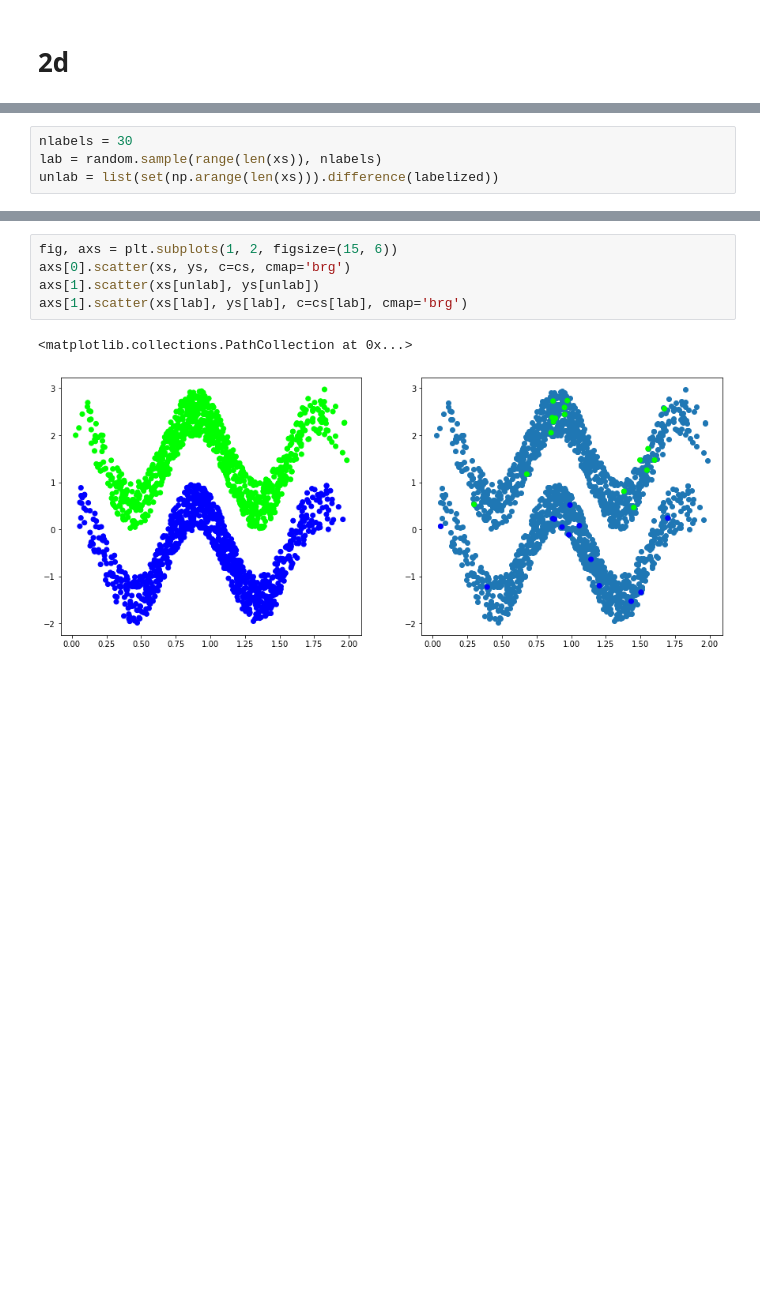
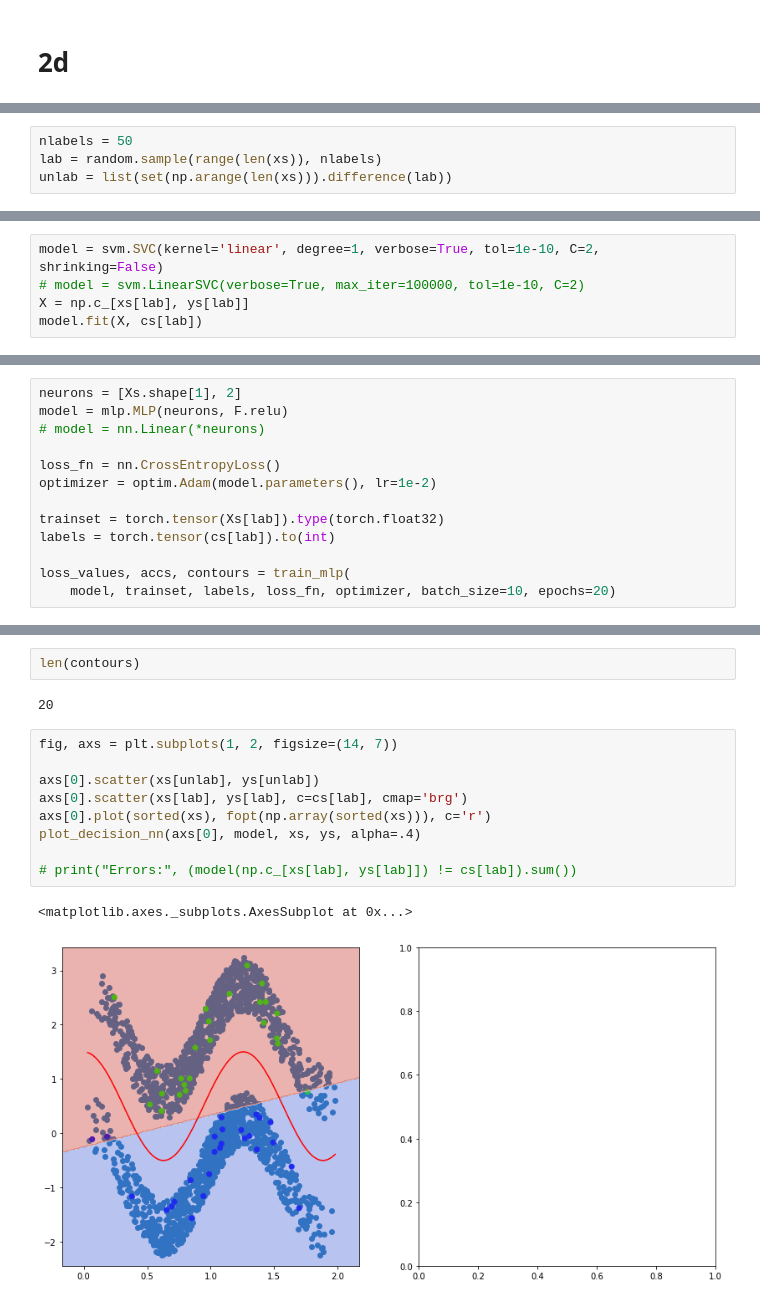
Before and after one commit to TheodoreAouad/SemiSup, a Jupyter notebook: Notebooks/ToySemi.ipynb, the cells around one changed output, grey strips where cells are left out. Saved outputs shown, nothing was run; the diff lists cells and outputs as text; blank space fills up the shorter version.

```diff
--- a/Notebooks/ToySemi.ipynb
+++ b/Notebooks/ToySemi.ipynb
@@ -50,4 +63,4 @@ cs = np.concatenate([np.zeros(n), np.ones(n)])  # Class
 # %%
-nlabels = 30
+nlabels = 50
 lab = random.sample(range(len(xs)), nlabels)
-unlab = list(set(np.arange(len(xs))).difference(labelized))
+unlab = list(set(np.arange(len(xs))).difference(lab))
@@ -53,0 +100,5 @@ unlab = list(set(np.arange(len(xs))).difference(labelized))
+# %%
+model = svm.SVC(kernel='linear', degree=1, verbose=True, tol=1e-10, C=2, shrinking=False)
+# model = svm.LinearSVC(verbose=True, max_iter=100000, tol=1e-10, C=2)
+X = np.c_[xs[lab], ys[lab]]
+model.fit(X, cs[lab])
@@ -53,0 +173,13 @@ unlab = list(set(np.arange(len(xs))).difference(labelized))
+# %%
+neurons = [Xs.shape[1], 2]
+model = mlp.MLP(neurons, F.relu)
+# model = nn.Linear(*neurons)
+
+loss_fn = nn.CrossEntropyLoss()
+optimizer = optim.Adam(model.parameters(), lr=1e-2)
+
+trainset = torch.tensor(Xs[lab]).type(torch.float32)
+labels = torch.tensor(cs[lab]).to(int)
+
+loss_values, accs, contours = train_mlp(
+    model, trainset, labels, loss_fn, optimizer, batch_size=10, epochs=20)
@@ -54,8 +220,16 @@ unlab = list(set(np.arange(len(xs))).difference(labelized))
+# %%
+len(contours)
+# %% [output]
+20
 # %%
-fig, axs = plt.subplots(1, 2, figsize=(15, 6))
-axs[0].scatter(xs, ys, c=cs, cmap='brg')
-axs[1].scatter(xs[unlab], ys[unlab])
-axs[1].scatter(xs[lab], ys[lab], c=cs[lab], cmap='brg')
+fig, axs = plt.subplots(1, 2, figsize=(14, 7))
+
+axs[0].scatter(xs[unlab], ys[unlab])
+axs[0].scatter(xs[lab], ys[lab], c=cs[lab], cmap='brg')
+axs[0].plot(sorted(xs), fopt(np.array(sorted(xs))), c='r')
+plot_decision_nn(axs[0], model, xs, ys, alpha=.4)
+
+# print("Errors:", (model(np.c_[xs[lab], ys[lab]]) != cs[lab]).sum())
 # %% [output]
-<matplotlib.collections.PathCollection at 0x...>
+<matplotlib.axes._subplots.AxesSubplot at 0x...>
-[figure, old version]
+[figure, new version]
```
Also changed, not shown: parts of 14 cells of this notebook, 2 other files.
